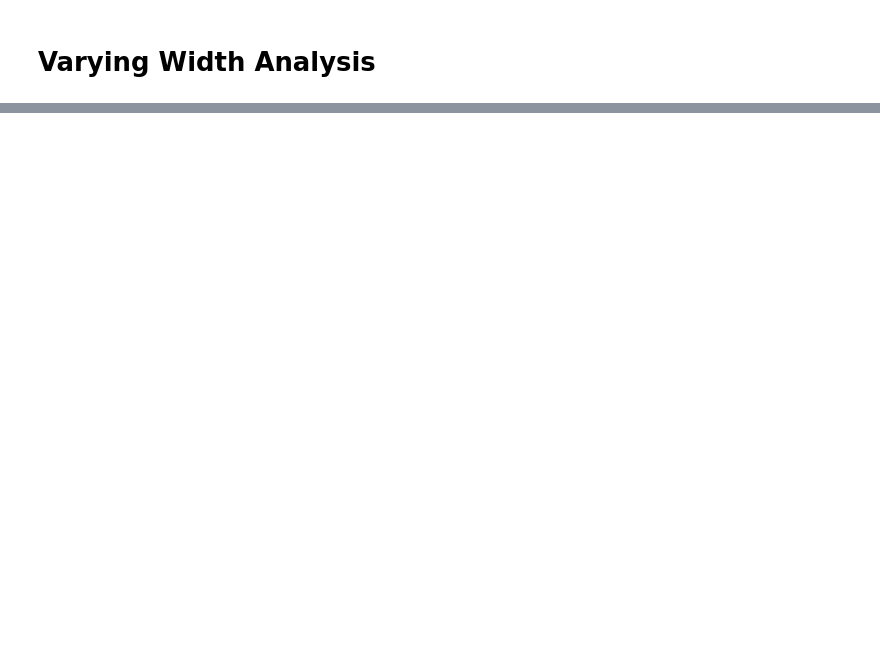
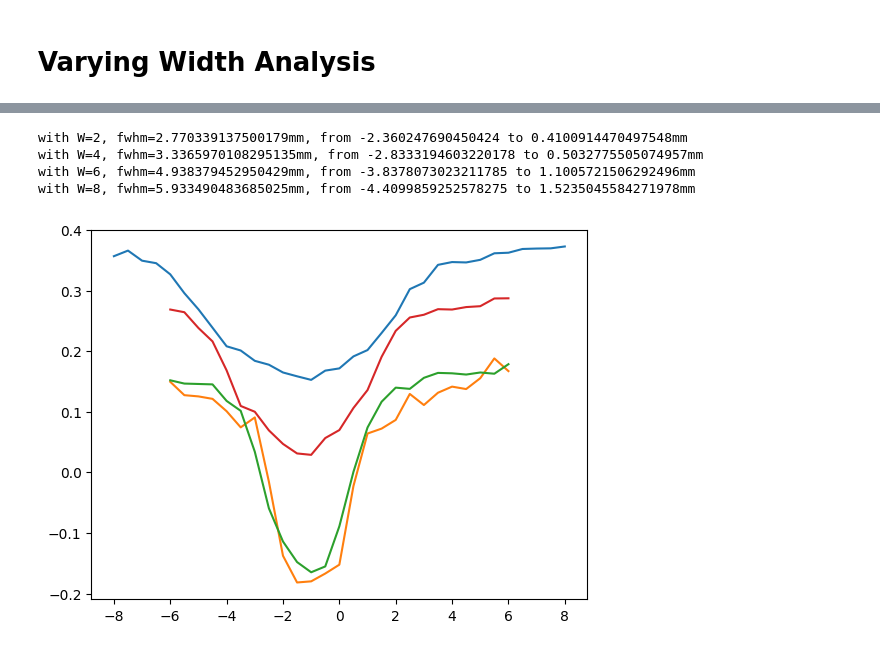
Before and after one commit to MarkZhit/PHYS409-PET, a Jupyter notebook: VaryWidth.ipynb, the cells around one changed output, grey strips where cells are left out. Saved outputs shown, nothing was run; the diff lists cells and outputs as text; code cells hidden in the pictures; blank space fills up the shorter version.

```diff
--- a/VaryWidth.ipynb
+++ b/VaryWidth.ipynb
@@ -130,0 +162,10 @@ plot(WidthCalibrationJan16, "Width Calibration Jan16")
+# %%
+
+grouped_FWHM = getFWHM(WidthCalibrationJan16)
+display_FWHM(grouped_FWHM)
+# %% [output]
+with W=2, fwhm=2.770339137500179mm, from -2.360247690450424 to 0.4100914470497548mm
+with W=4, fwhm=3.3365970108295135mm, from -2.8333194603220178 to 0.5032775505074957mm
+with W=6, fwhm=4.938379452950429mm, from -3.8378073023211785 to 1.1005721506292496mm
+with W=8, fwhm=5.933490483685025mm, from -4.4099859252578275 to 1.5235045584271978mm
+[figure, added]
```
Also changed, not shown: parts of 6 cells of this notebook, 4 other files.
